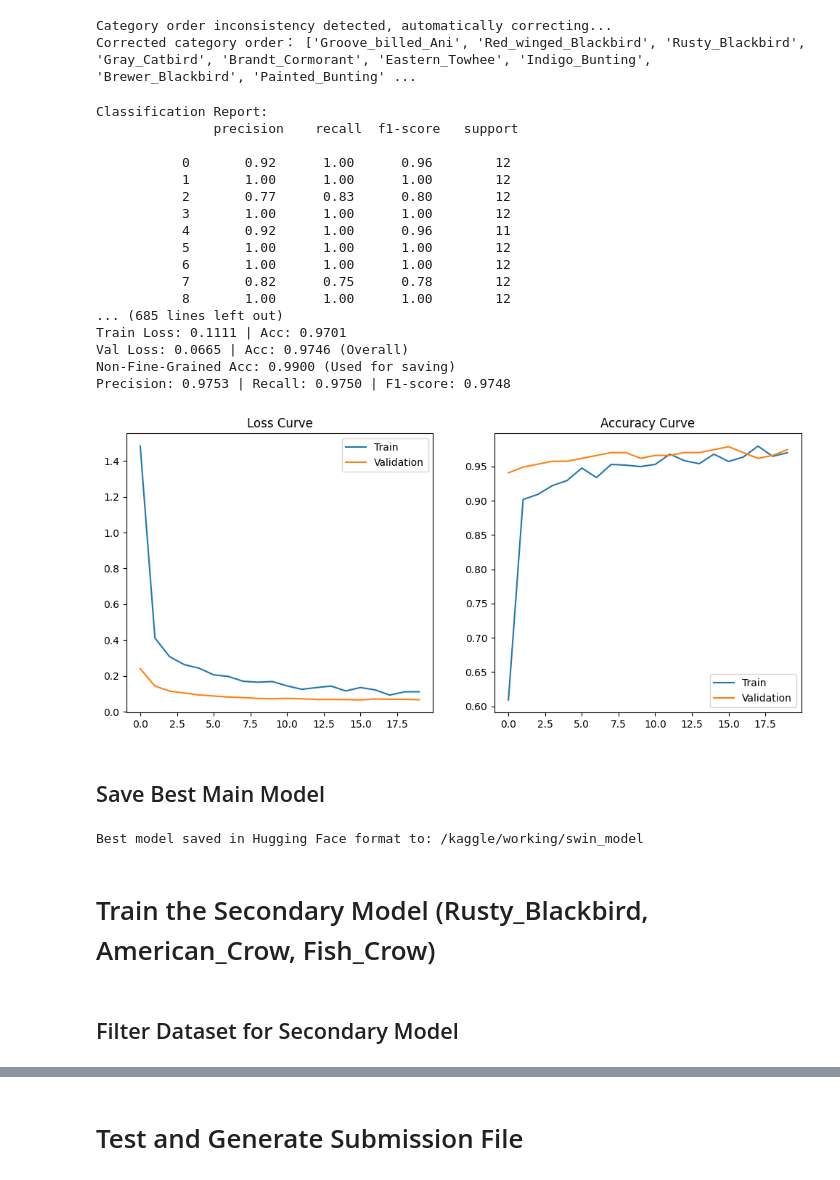
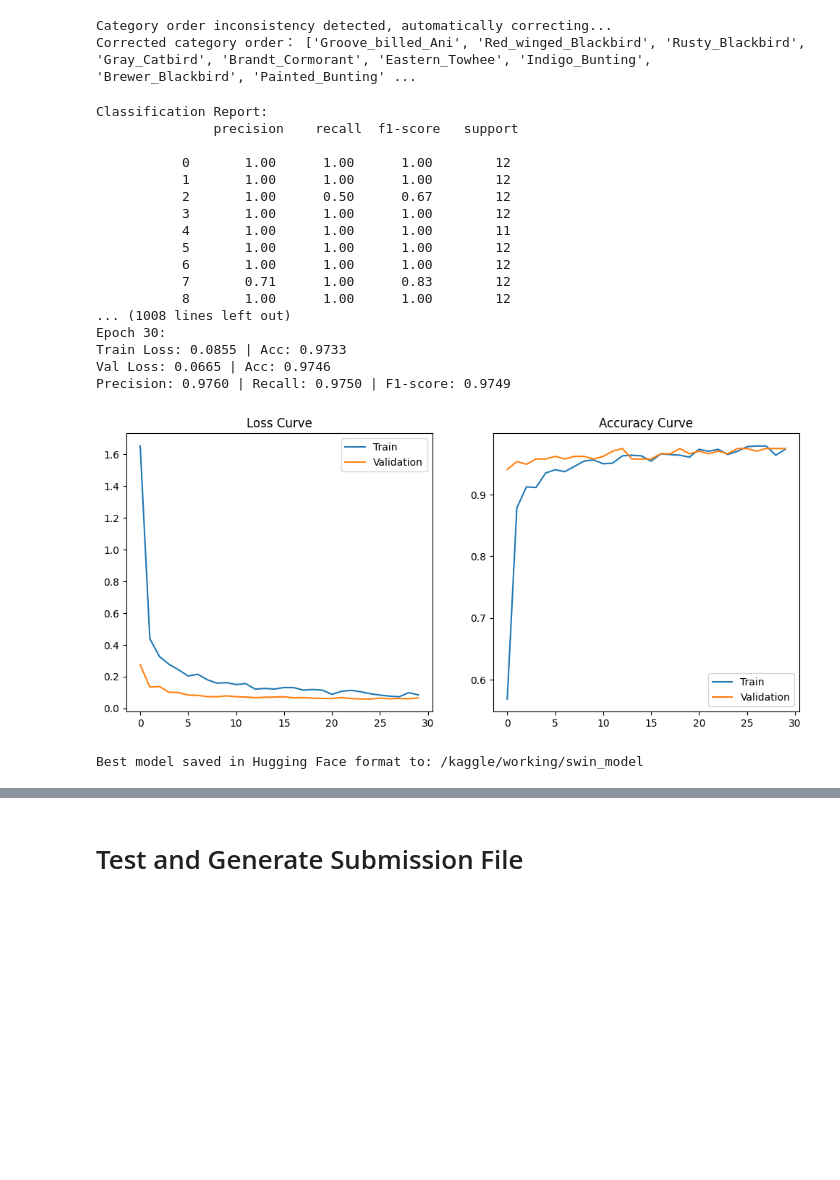
Before and after one commit to yutao-data/Fine_Grained_Bird_Swin, a Jupyter notebook: notebooks/Pretrained_Swin.ipynb, the cells around one changed output, grey strips where cells are left out. Cells and saved outputs as stored; diff of their text form; code cells hidden in the pictures; blank space fills up the shorter version.

Commit message:
Version 27 New Dataset Evaluation Matrix

```diff
--- a/notebooks/Pretrained_Swin.ipynb
+++ b/notebooks/Pretrained_Swin.ipynb
@@ -229,18 +227,7 @@ import matplotlib.pyplot as plt
 from torch.utils.data import DataLoader
 from sklearn.metrics import precision_score, recall_score, f1_score, classification_report
 
-# Exclude fine-grained classes from primary model evaluation
-fine_grained_classes = {2, 12, 13}  # Rusty_Blackbird, American_Crow, Fish_Crow
-
-def compute_non_fine_grained_accuracy(all_preds, all_labels):
-    """Compute accuracy excluding fine-grained classes."""
-    filtered_preds = [p for p, l in zip(all_preds, all_labels) if l not in fine_grained_classes]
-    filtered_labels = [l for l in all_labels if l not in fine_grained_classes]
-    if len(filtered_labels) == 0:
-        return 0.0  # Prevent division by zero
-    return sum(p == l for p, l in zip(filtered_preds, filtered_labels)) / len(filtered_labels)
-
-# Define dataloaders
+# (Assuming train_dataset, val_dataset, model, optimizer, criterion, etc. are already defined)
 train_loader = DataLoader(train_dataset, batch_size=32, shuffle=True, num_workers=2)
 val_loader = DataLoader(val_dataset, batch_size=64, shuffle=False, num_workers=2)
 
@@ -270,11 +257,12 @@ def train_epoch(model, loader, optimizer, scaler):
     correct = 0
 
     for images, labels in loader:
-        images, labels = images.to(device), labels.to(device)
+        images = images.to(device)
+        labels = labels.to(device)
 
         optimizer.zero_grad()
 
-        with torch.amp.autocast(device_type="cuda"):
+        with torch.amp.autocast('cuda'):
             outputs = model(images)
             loss = criterion(outputs.logits, labels)
 
@@ -299,7 +287,8 @@ def validate(model, loader):
 
     with torch.no_grad():
         for images, labels in loader:
-            images, labels = images.to(device), labels.to(device)
+            images = images.to(device)
+            labels = labels.to(device)
 
             with torch.amp.autocast(device_type="cuda"):  # Mixed precision
                 outputs = model(images)
@@ -315,9 +304,6 @@ def validate(model, loader):
     avg_loss = total_loss / len(loader.dataset)
     accuracy = correct / len(loader.dataset)
 
-    # Compute non-fine-grained accuracy
-    non_fine_grained_acc = compute_non_fine_grained_accuracy(all_preds, all_labels)
-
     # Compute Precision, Recall, and F1-score
     precision = precision_score(all_labels, all_preds, average="macro", zero_division=1)
     recall = recall_score(all_labels, all_preds, average="macro", zero_division=1)
@@ -326,19 +312,22 @@ def validate(model, loader):
     # Print detailed classification report
     print("\nClassification Report:\n", classification_report(all_labels, all_preds))
 
-    return avg_loss, accuracy, non_fine_grained_acc, precision, recall, f1
+    return avg_loss, accuracy, precision, recall, f1
 
-scaler = torch.amp.GradScaler()
+scaler = torch.amp.GradScaler('cuda')
 early_stopper = EarlyStopper(patience=10, min_delta=0.0003)
-history = {'train_loss': [], 'val_loss': [], 'train_acc': [], 'val_acc': [], 'val_precision': [], 'val_recall': [], 'val_f1': []}
+history = {'train_loss': [], 'val_loss': [], 'train_acc': [], 'val_acc': []}
 
-# Variables to track the best validation accuracy (excluding fine-grained classes)
+# Variables to track the best validation accuracy
 best_val_acc = 0.0
 best_model_path = "/kaggle/working/best_model.pth"
 
-for epoch in range(20):
+history = {'train_loss': [], 'val_loss': [], 'train_acc': [], 'val_acc': [],
+           'val_precision': [], 'val_recall': [], 'val_f1': []}
+
+for epoch in range(30):
     train_loss, train_acc = train_epoch(model, train_loader, optimizer, scaler)
-    val_loss, val_acc, non_fine_grained_acc, val_precision, val_recall, val_f1 = validate(model, val_loader)
+    val_loss, val_acc, val_precision, val_recall, val_f1 = validate(model, val_loader)
 
     history['train_loss'].append(train_loss)
     history['val_loss'].append(val_loss)
@@ -350,54 +339,51 @@ for epoch in range(20):
 
     print(f"Epoch {epoch+1:02d}:")
     print(f"Train Loss: {train_loss:.4f} | Acc: {train_acc:.4f}")
-    print(f"Val Loss: {val_loss:.4f} | Acc: {val_acc:.4f} (Overall)")
-    print(f"Non-Fine-Grained Acc: {non_fine_grained_acc:.4f} (Used for saving)")
+    print(f"Val Loss: {val_loss:.4f} | Acc: {val_acc:.4f}")
     print(f"Precision: {val_precision:.4f} | Recall: {val_recall:.4f} | F1-score: {val_f1:.4f}\n")
 
-    if non_fine_grained_acc > best_val_acc:
-        best_val_acc = non_fine_grained_acc
+    if val_acc > best_val_acc:
+        best_val_acc = val_acc
         torch.save(model.state_dict(), best_model_path)
-        print(f"New best model saved with non-fine-grained validation accuracy: {non_fine_grained_acc:.4f}")
+        print(f"New best model saved with validation accuracy: {val_acc:.4f}")
 
     if early_stopper.early_stop(val_loss):
         print("Early stopping triggered!")
         break
 
 # Plot training curves
 plt.figure(figsize=(12, 5))
 plt.subplot(1, 2, 1)
 plt.plot(history['train_loss'], label='Train')
 plt.plot(history['val_loss'], label='Validation')
 plt.title('Loss Curve')
 plt.legend()
 
 plt.subplot(1, 2, 2)
 plt.plot(history['train_acc'], label='Train')
 plt.plot(history['val_acc'], label='Validation')
 plt.title('Accuracy Curve')
 plt.legend()
 plt.show()
 # %% [output]
 Classification Report:
                precision    recall  f1-score   support
 
-           0       0.92      1.00      0.96        12
+           0       1.00      1.00      1.00        12
            1       1.00      1.00      1.00        12
-           2       0.77      0.83      0.80        12
+           2       1.00      0.50      0.67        12
            3       1.00      1.00      1.00        12
-           4       0.92      1.00      0.96        11
+           4       1.00      1.00      1.00        11
            5       1.00      1.00      1.00        12
            6       1.00      1.00      1.00        12
-           7       0.82      0.75      0.78        12
+           7       0.71      1.00      0.83        12
            8       1.00      1.00      1.00        12
-... (685 lines left out)
-Train Loss: 0.1111 | Acc: 0.9701
-Val Loss: 0.0665 | Acc: 0.9746 (Overall)
-Non-Fine-Grained Acc: 0.9900 (Used for saving)
-Precision: 0.9753 | Recall: 0.9750 | F1-score: 0.9748
+... (1008 lines left out)
+Epoch 30:
+Train Loss: 0.0855 | Acc: 0.9733
+Val Loss: 0.0665 | Acc: 0.9746
+Precision: 0.9760 | Recall: 0.9750 | F1-score: 0.9749
-[figure, old version]
+[figure, new version]
-# %% [markdown]
-## Save Best Main Model
 # %%
 import os
 import torch
@@ -436,7 +422,3 @@ with open(os.path.join(save_dir, "class_info.txt"), "w") as f:
 print(f"Best model saved in Hugging Face format to: {save_dir}")
 # %% [output]
 Best model saved in Hugging Face format to: /kaggle/working/swin_model
-# %% [markdown]
-# Train the Secondary Model (Rusty_Blackbird, American_Crow, Fish_Crow)
-# %% [markdown]
-## Filter Dataset for Secondary Model
```
Also changed, not shown: parts of 16 cells of this notebook.
